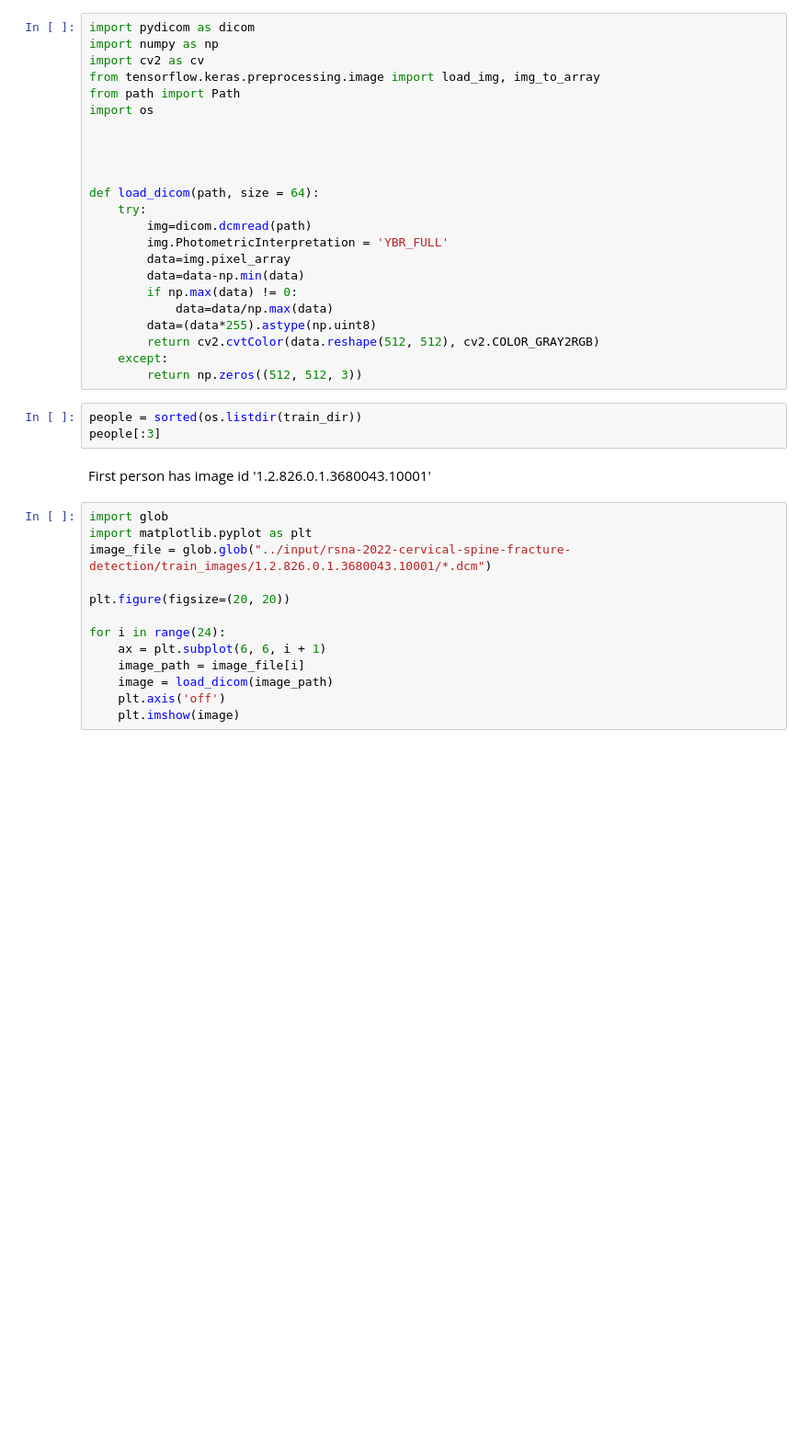
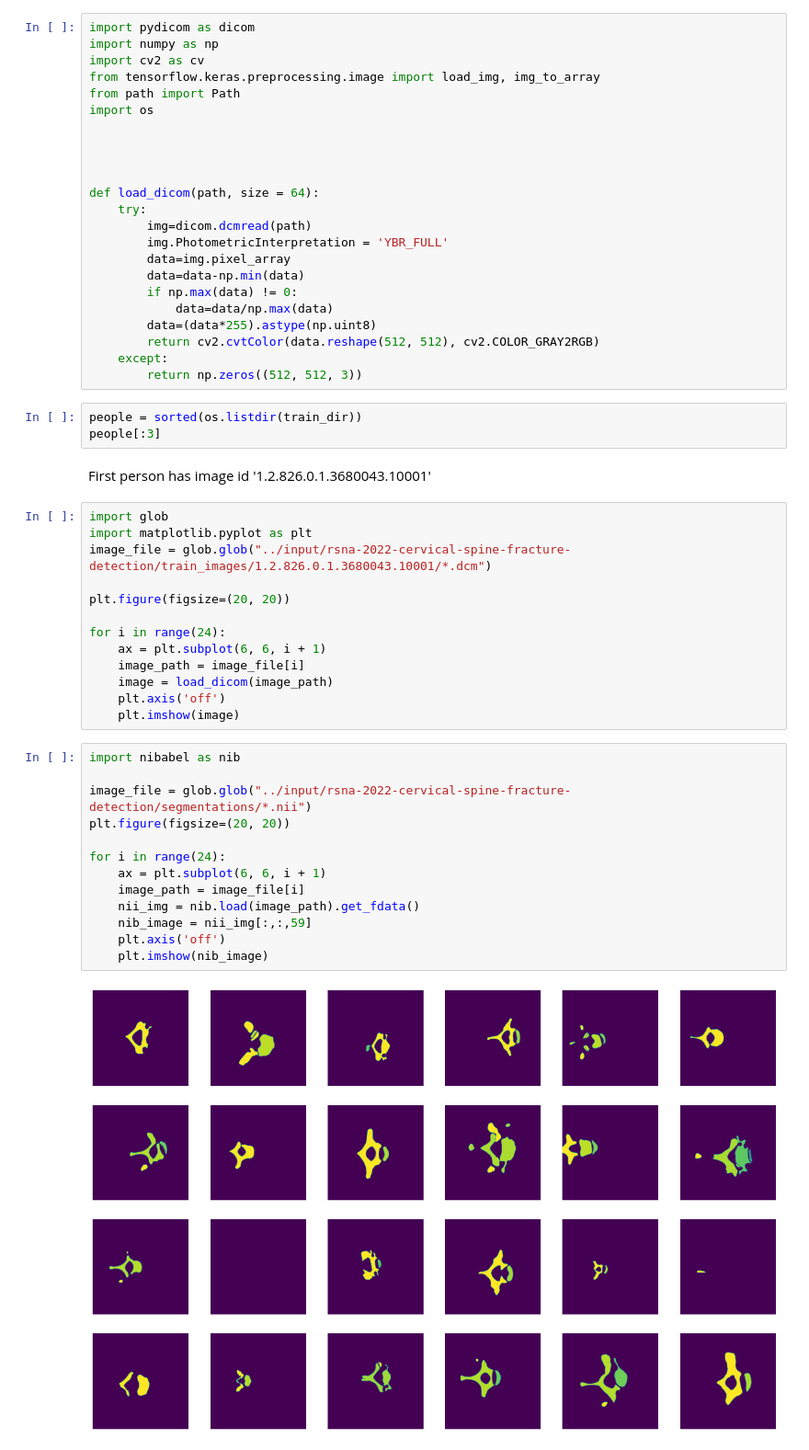
Before and after one commit to SophieSigfstead/Personal, a Jupyter notebook: rsna-spine-fracture-detection-img-visualization.ipynb, the cells around one changed output. Shown: that part at 92% size. Drawn from its saved outputs; the diff is of its cells as text; blank space fills up the shorter version.

Commit message:
Kaggle Notebook | RSNA Spine Fracture Detection / Img Visualization | Version 4

```diff
--- a/rsna-spine-fracture-detection-img-visualization.ipynb
+++ b/rsna-spine-fracture-detection-img-visualization.ipynb
@@ -63,3 +63,18 @@ for i in range(24):
     image = load_dicom(image_path)
     plt.axis('off')
     plt.imshow(image)
+# %%
+import nibabel as nib
+
+image_file = glob.glob("../input/rsna-2022-cervical-spine-fracture-detection/segmentations/*.nii")
+plt.figure(figsize=(20, 20))
+
+for i in range(24):
+    ax = plt.subplot(6, 6, i + 1)
+    image_path = image_file[i]
+    nii_img = nib.load(image_path).get_fdata()
+    nib_image = nii_img[:,:,59]
+    plt.axis('off')
+    plt.imshow(nib_image)
+# %% [output]
+[figure, added]
```
